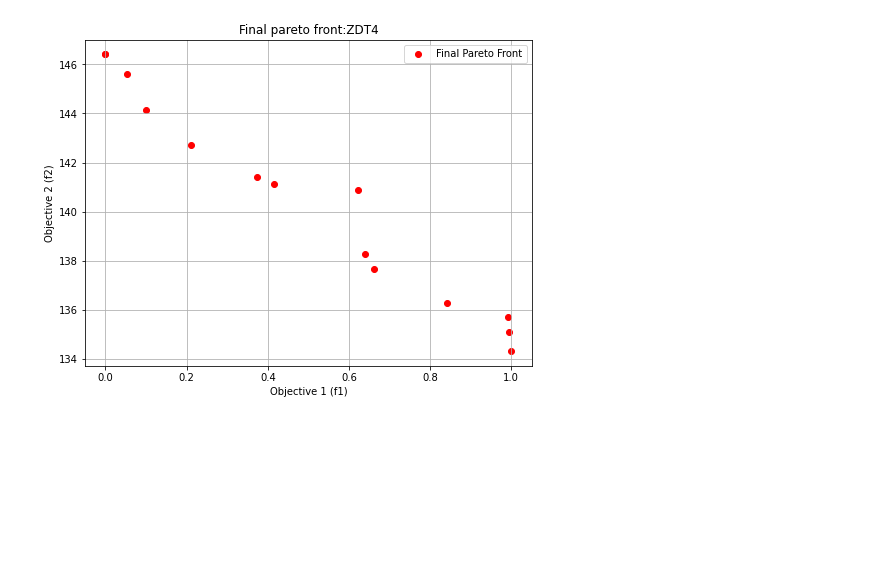
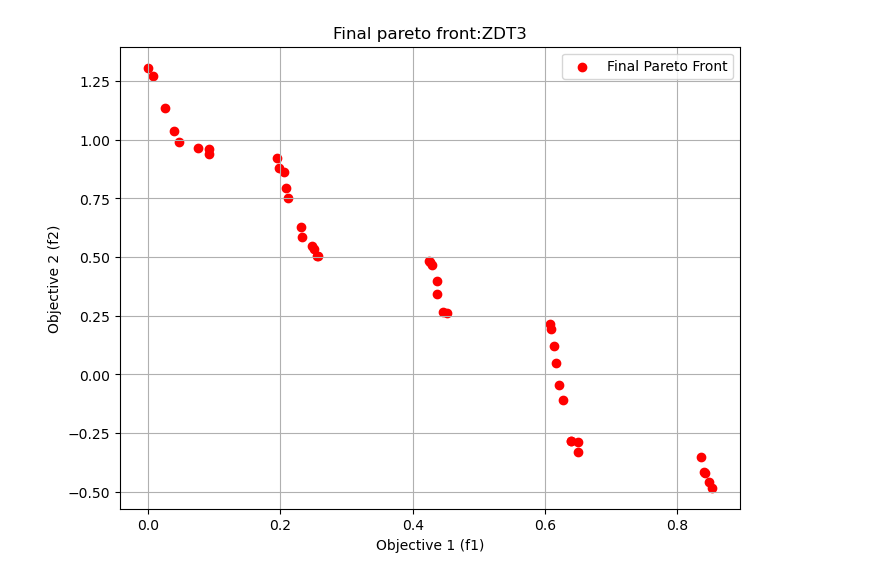
Before and after one commit to stasadjordjevic/NSGA-II, a Jupyter notebook: implementation.ipynb, the cells around one changed output. Cells and saved outputs as stored; diff of their text form; code cells hidden in the pictures; blank space fills up the shorter version.

```diff
--- a/implementation.ipynb
+++ b/implementation.ipynb
@@ -251,9 +212,10 @@ def nsga2(population_size, num_variables, num_generations,
     plt.legend()
     plt.grid(True)
     plt.show()
-# %%
-nsga2(population_size = 100, num_variables = 30,
-      num_generations = 200, tournament_size = 3,
-      mutation_prob = 0.1, elitism_size = 10, objective_function=ZDT4)
-# %% [output]
-[figure, removed]
+# %%
+
+nsga2(population_size = 100, num_variables = 30,
+      num_generations = 200, tournament_size = 3,
+      mutation_prob = 0.1, elitism_size = 10, objective_function=ZDT3)
+# %% [output]
+[figure, added]
```
Also changed, not shown: parts of 3 cells of this notebook, 4 other files.
